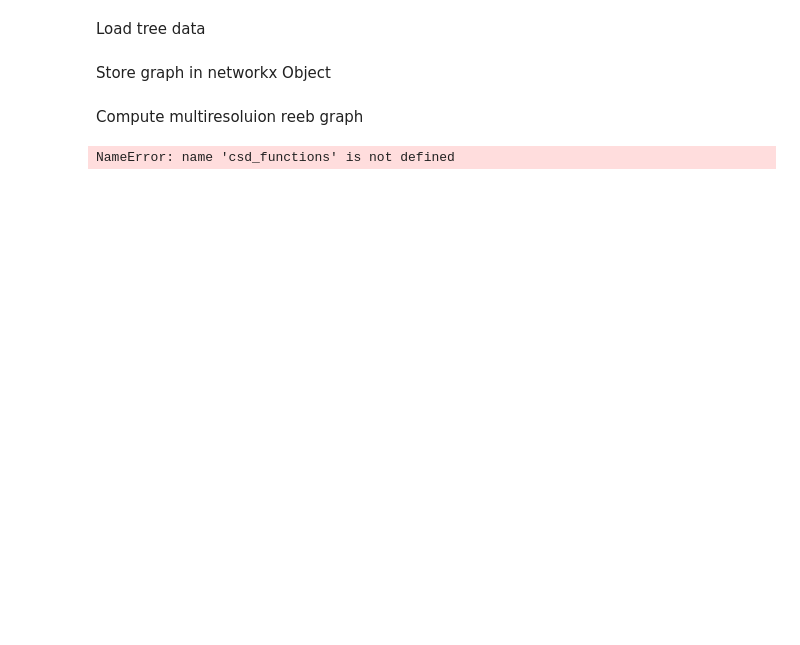
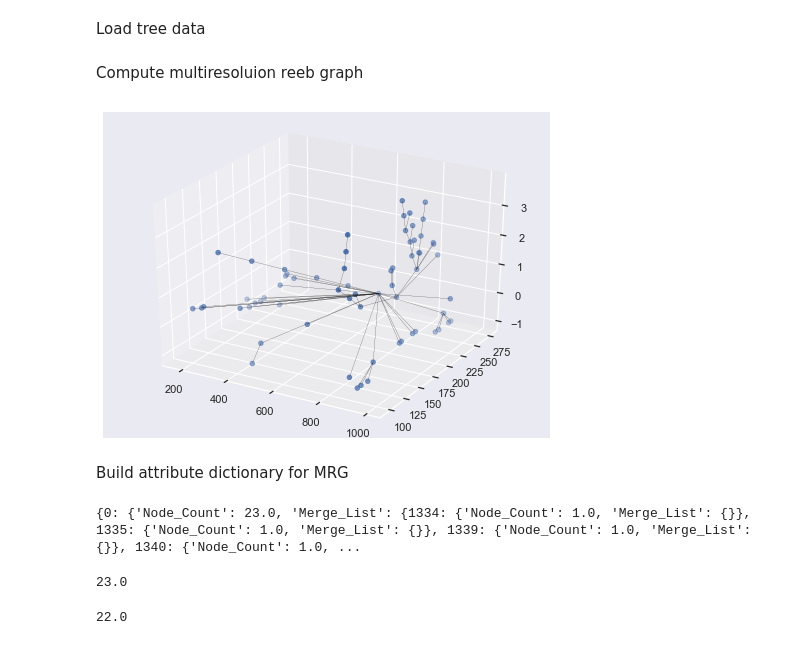
Before and after one commit to ntolley/neural_TDA, a Jupyter notebook: tree_similarity.ipynb, the cells around one changed output. Cells and saved outputs as stored; diff of their text form; code cells hidden in the pictures; blank space fills up the shorter version.

Commit message:
Implemented attribute dictionary for MRG

```diff
--- a/tree_similarity.ipynb
+++ b/tree_similarity.ipynb
@@ -23,5 +22,3 @@ Load tree data
 # %%
 prefix = 'input_strength032320'
 node_points, node_connectivity, node_color = csd_functions.load_tree(prefix)
-# %% [markdown]
-Store graph in networkx Object
@@ -45,8 +27,16 @@ csd_functions.plot_graph(G)
-# %%
-image_names = ['g_'+ str(i) +'.png' for i in range(1,1157)]
-image_folder = 'D:/Jones_Lab/MRG_example/'
-save_dir = 'D:/Jones_Lab/MRG_scan.mp4'
-
-csd_functions.make_movie(image_folder, save_dir, image_names)
-# %% [output]
-NameError: name 'csd_functions' is not defined
+# %%
+G = nx.Graph()
+G.add_edges_from(node_connectivity)
+
+node_attributes = {node_id : {'Position' : node_points[node_id,:], 'Visited' : 0, 'Merged':[],'Inserted':[],'New_Merge':[]} for node_id in list(G.nodes)}
+nx.set_node_attributes(G,node_attributes)
+
+interval_dict = reeb_matching.compute_intervals(node_points, 10)
+reeb_matching.graph_search(G, 592, interval_dict,0)
+reeb_matching.plot_graph(G)
+
+G.clear()
+# %% [output]
+[figure, added]
+# %% [markdown]
+Build attribute dictionary for MRG
@@ -52,0 +89,17 @@ NameError: name 'csd_functions' is not defined
+# %%
+print(att_dict)
+# %% [output]
+{0: {'Node_Count': 23.0, 'Merge_List': {1334: {'Node_Count': 1.0, 'Merge_List': {}}, 1335: {'Node_Count': 1.0, 'Merge_List': {}}, 1339: {'Node_Count': 1.0, 'Merge_List': {}}, 1340: {'Node_Count': 1.0, ...
+# %%
+# print(att_dict[0]['Merge_List'])
+print(att_dict[0]['Node_Count'])
+
+count_list= []
+for idx in att_dict[0]['Merge_List'].keys():
+    # print(idx)
+    count_list.append(att_dict[0]['Merge_List'][idx]['Node_Count'])
+
+np.sum(count_list)
+# %% [output]
+23.0
+22.0
```
Also changed, not shown: parts of 5 cells of this notebook, 1 other file.
